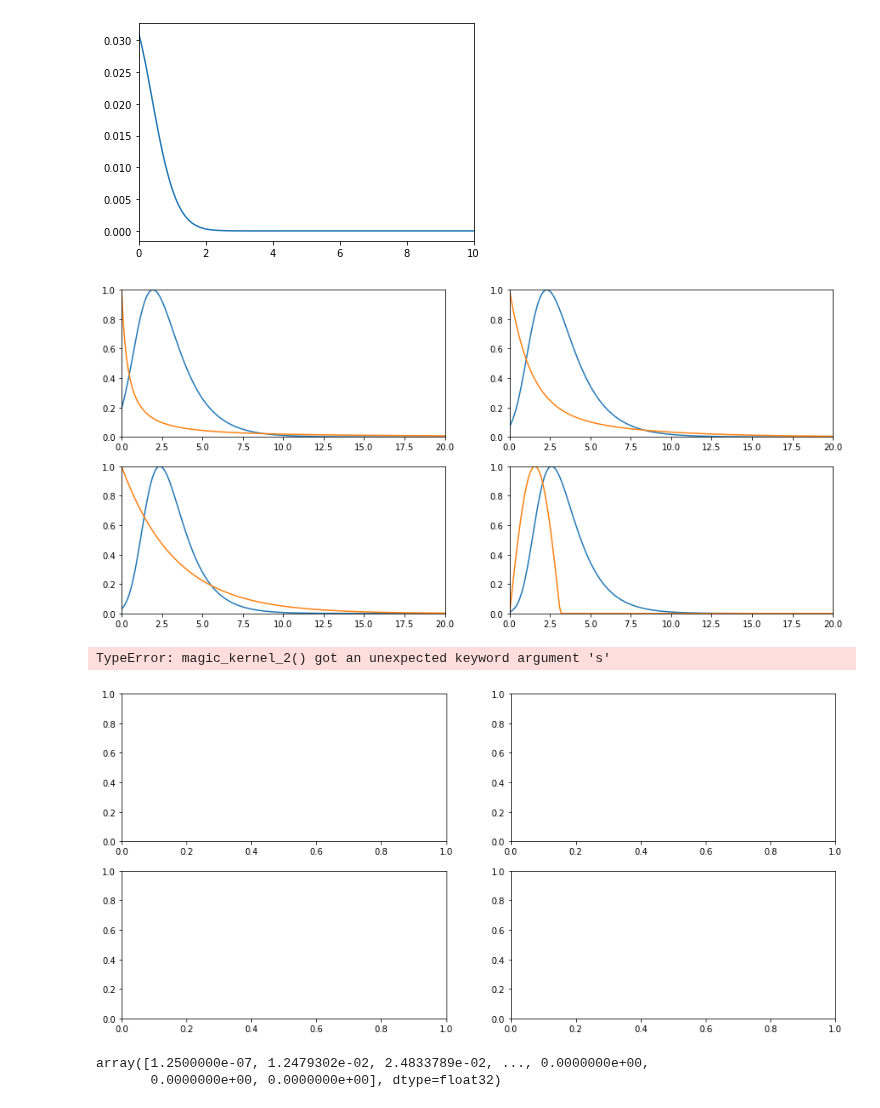
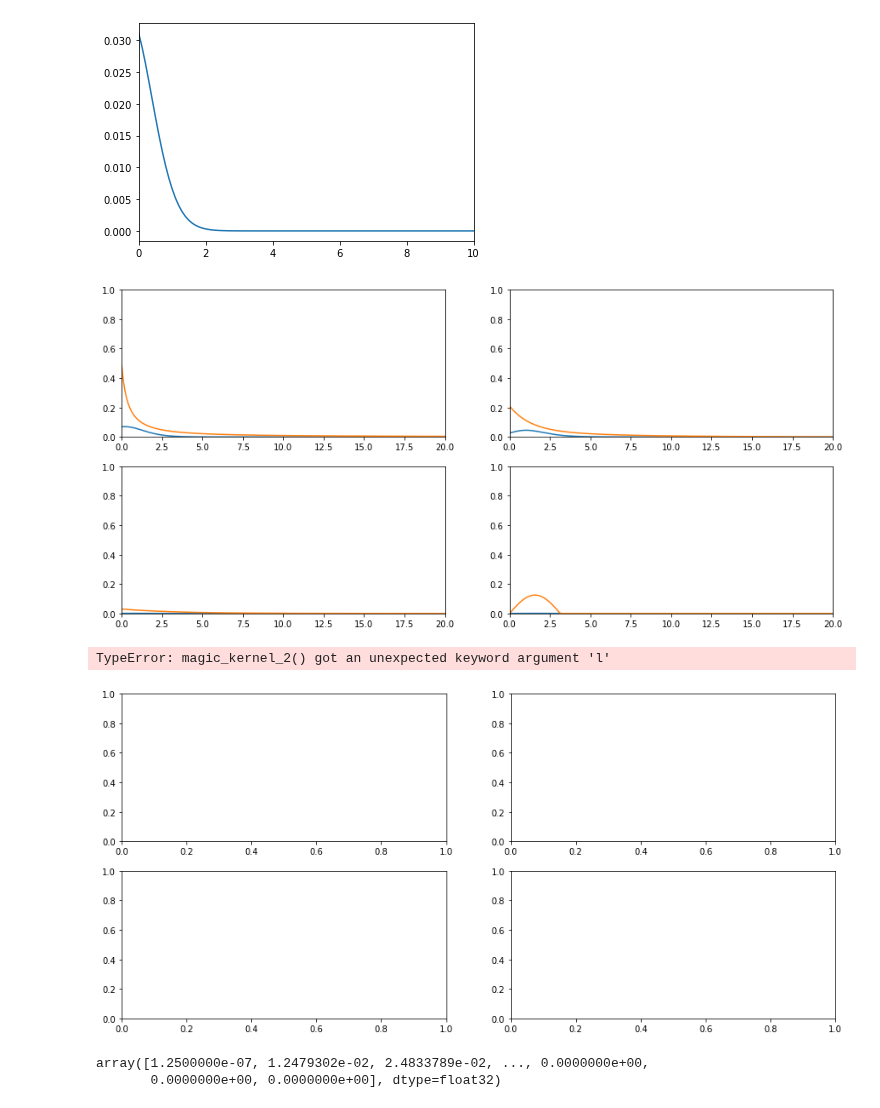
Before and after one commit to yamacisik/gated_kernel_tpp, a Jupyter notebook: kernel_fuctions_experiments.ipynb, the cells around one changed output. Cells and saved outputs as stored; diff of their text form; code cells hidden in the pictures.

```diff
--- a/kernel_fuctions_experiments.ipynb
+++ b/kernel_fuctions_experiments.ipynb
@@ -708,34 +708,34 @@ plt.xlim(0,10)
 # %%
 
 
-model_id  = '867910be6e'
+model_id  = 'e1d1f32f74'
 lengtscales = params.loc[params.Model_ID ==model_id].values[0][1:5]
 sigmas = params.loc[params.Model_ID ==model_id].values[0][5:9]
 alphas = params.loc[params.Model_ID ==model_id].values[0][9:13]
 # ss = params.loc[params.Model_ID ==model_id].values[0][13:17]
 
 t =torch.arange(0,200,0.1)+0.000001
 
 
 fig, axes = plt.subplots(2, 2,figsize=(15,7))
 axes = axes.flatten()
 for i in range(len(axes)):
 
     values = magic_kernel_1(t,sigma = sigmas[i], lengthscale = lengtscales[i], alpha = alphas[i])
-    values = (values - values.min())/(values.max()-values.min())
+#     values = (values - values.min())/(values.max()-values.min())
     real_values = triggering_kernel(t,i)
     real_values = (real_values - real_values.min())/(real_values.max()-real_values.min())
 
     axes[i].plot(t,values)
     axes[i].plot(t,real_values)
     axes[i].set_xlim(0, 20)
     axes[i].set_ylim(0, 1)
 # axes[0].set_xlim(0, 10)
 # axes[1].set_ylim(0, 0.2)
 # axes[2].set_xlim(0, 10)
 # axes[3].set_ylim(0, 0.3)
 # %% [output]
-[figure, old version]
+[figure, new version]
 # %%
 
 
@@ -764,9 +764,9 @@ axes = axes.flatten()
 for i in range(len(axes)):
 
     values = magic_kernel_2(t,sigma = sigmas[i], lengthscale = lengtscales[i], l = ls[i])
-#     values = (values - values.min())/(values.max()-values.min())
+    values = (values - values.min())/(values.max()-values.min())
     real_values = triggering_kernel(t,i)
-#     real_values = (real_values - real_values.min())/(real_values.max()-real_values.min())
+    real_values = (real_values - real_values.min())/(real_values.max()-real_values.min())
 
     axes[i].plot(t,values)
     axes[i].plot(t,real_values)
@@ -777,7 +777,7 @@ for i in range(len(axes)):
 # axes[2].set_xlim(0, 10)
 # axes[3].set_ylim(0, 0.3)
 # %% [output]
-TypeError: magic_kernel_2() got an unexpected keyword argument 's'
+TypeError: magic_kernel_2() got an unexpected keyword argument 'l'
 [figure]
 # %%
 values = magic_kernel_2(t,sigma = sigmas[i], lengthscale = lengtscales[i], s = ss[i],l = ls[i])
```
Also changed, not shown: parts of 1 cell of this notebook, 1 other file.
